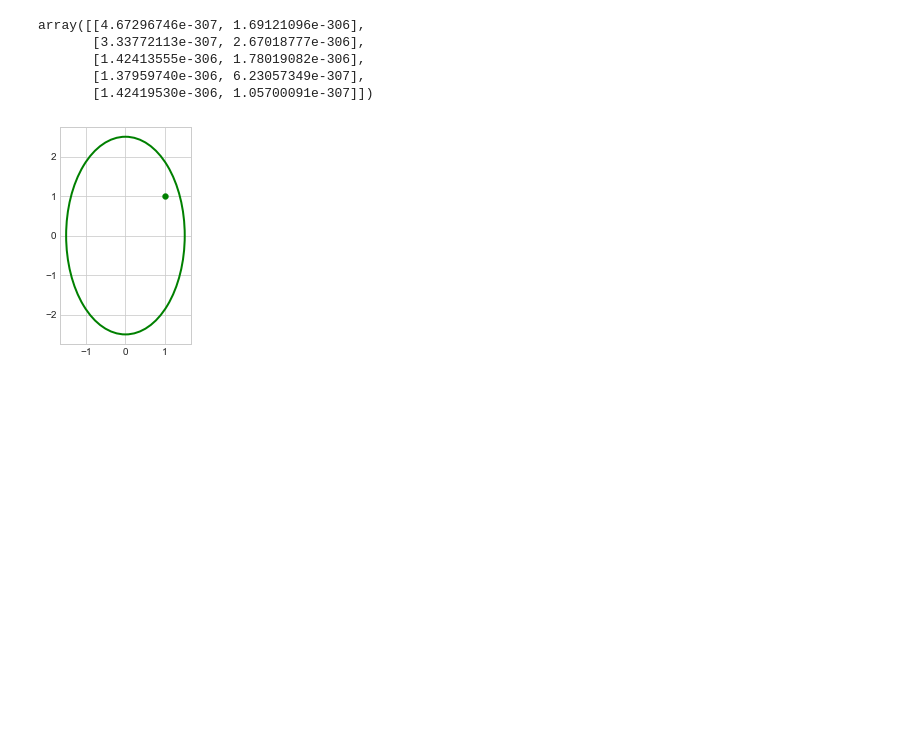
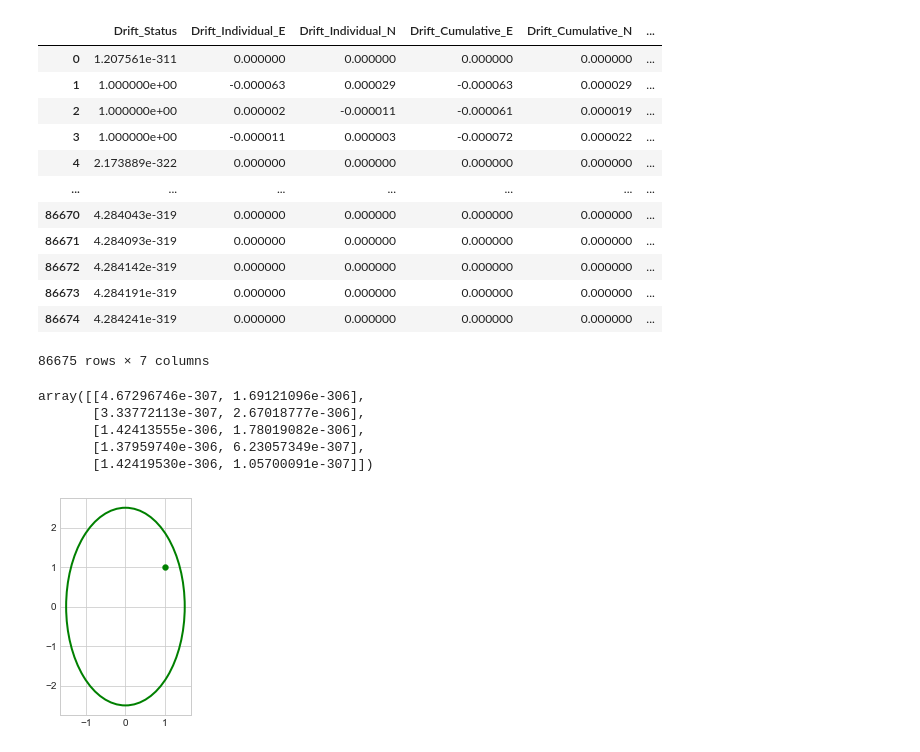
Before and after one commit to jnaess/ENGO-500, a Jupyter notebook: scripts/ErrorDetectionSim.ipynb, the cells around one changed output. Cells and saved outputs as stored; diff of their text form; code cells hidden in the pictures; blank space fills up the shorter version.

```diff
--- a/scripts/ErrorDetectionSim.ipynb
+++ b/scripts/ErrorDetectionSim.ipynb
@@ -25,3 +61,19 @@ ED = ErrorDetector(df, E_T, N_T)
+# %%
+ED.drift_df
+# %% [output]
+|  | Drift_Status | Drift_Individual_E | Drift_Individual_N | Drift_Cumulative_E | Drift_Cumulative_N | ... |
+| 0 | 1.207561e-311 | 0.000000 | 0.000000 | 0.000000 | 0.000000 | ... |
+| 1 | 1.000000e+00 | -0.000063 | 0.000029 | -0.000063 | 0.000029 | ... |
+| 2 | 1.000000e+00 | 0.000002 | -0.000011 | -0.000061 | 0.000019 | ... |
+| 3 | 1.000000e+00 | -0.000011 | 0.000003 | -0.000072 | 0.000022 | ... |
+| 4 | 2.173889e-322 | 0.000000 | 0.000000 | 0.000000 | 0.000000 | ... |
+| ... | ... | ... | ... | ... | ... | ... |
+| 86670 | 4.284043e-319 | 0.000000 | 0.000000 | 0.000000 | 0.000000 | ... |
+| 86671 | 4.284093e-319 | 0.000000 | 0.000000 | 0.000000 | 0.000000 | ... |
+| 86672 | 4.284142e-319 | 0.000000 | 0.000000 | 0.000000 | 0.000000 | ... |
+| 86673 | 4.284191e-319 | 0.000000 | 0.000000 | 0.000000 | 0.000000 | ... |
+| 86674 | 4.284241e-319 | 0.000000 | 0.000000 | 0.000000 | 0.000000 | ... |
+86675 rows × 7 columns
 # %%
 ED.detect_errors()
 # %%
```
Also changed, not shown: parts of 4 cells of this notebook, 6 other files.
